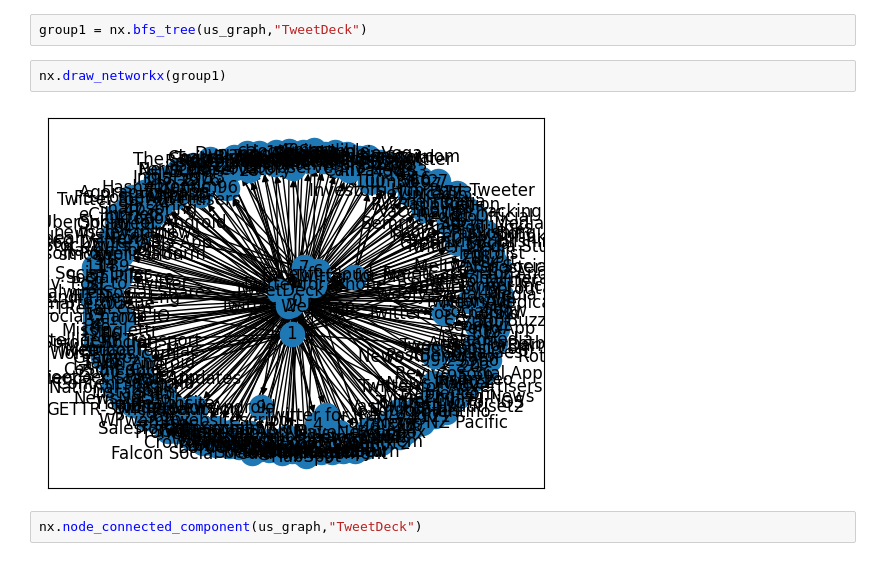
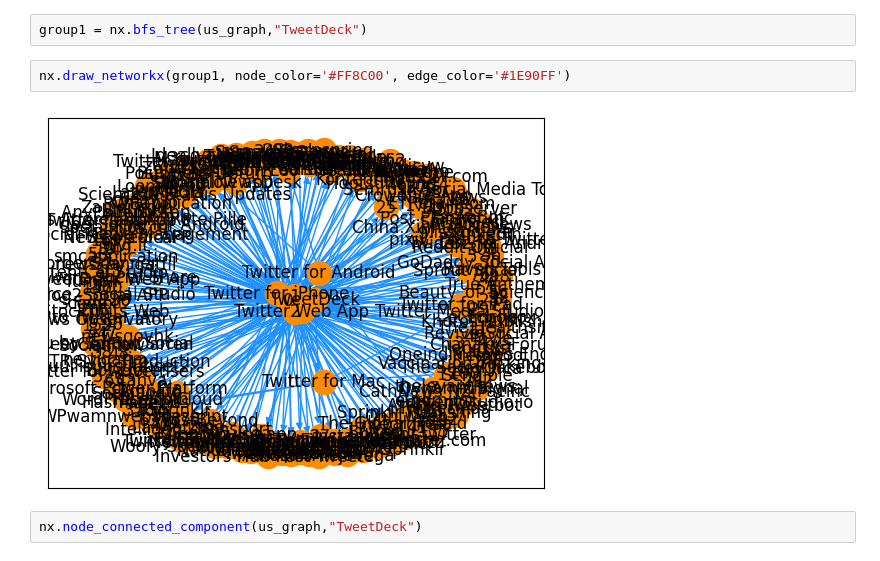
Before and after one commit to chiew256/omicron-tweets, a Jupyter notebook: SNA.ipynb, the cells around one changed output. Cells and saved outputs as stored; diff of their text form.

```diff
--- a/SNA.ipynb
+++ b/SNA.ipynb
@@ -272,9 +272,9 @@ Woofy Social Media Scheduler 0.0
 # %%
 group1 = nx.bfs_tree(us_graph,"TweetDeck")
 # %%
-nx.draw_networkx(group1)
+nx.draw_networkx(group1, node_color='#FF8C00', edge_color='#1E90FF')
 # %% [output]
-[figure, old version]
+[figure, new version]
 # %%
 nx.node_connected_component(us_graph,"TweetDeck")
 # %% [output]
```
Also changed, not shown: parts of 4 cells of this notebook, 1 other file.
